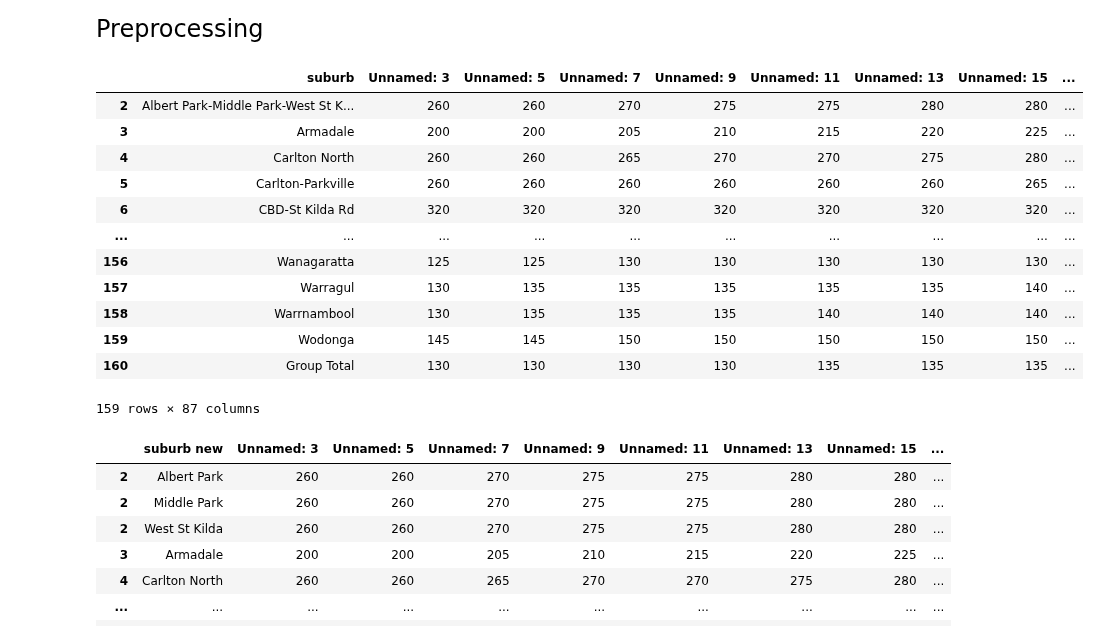
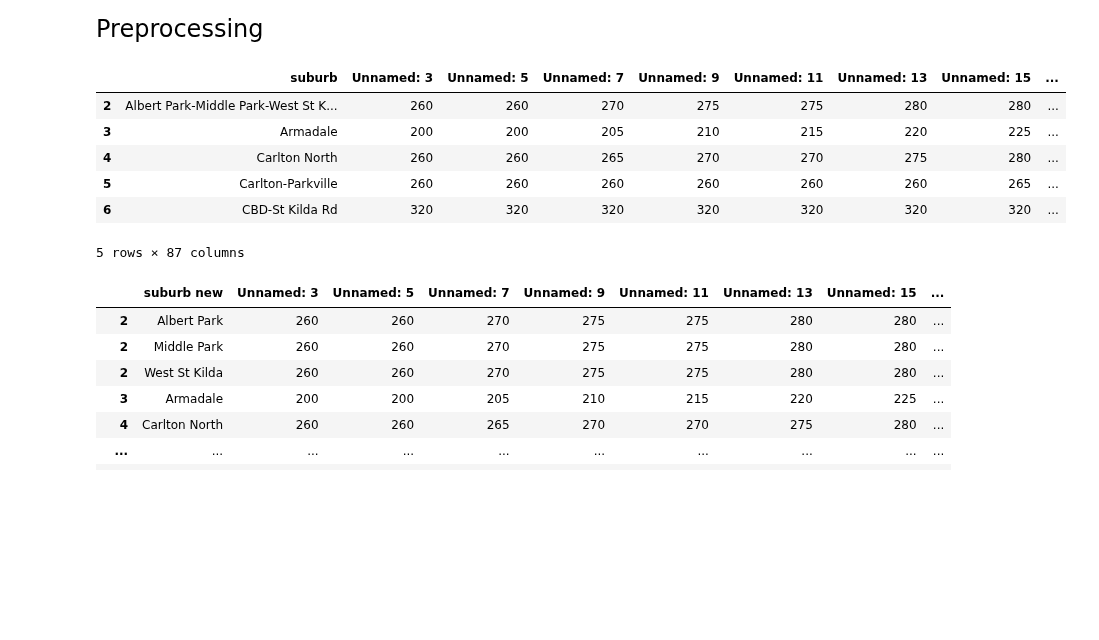
Before and after one commit to MAST30034-Applied-Data-Science/generic-real-estate-consulting-project-group-55, a Jupyter notebook: notebooks/past_rent_rate.ipynb, the cells around one changed output. Drawn from its saved outputs; the diff is of its cells as text; code cells hidden in the pictures; blank space fills up the shorter version.

```diff
--- a/notebooks/past_rent_rate.ipynb
+++ b/notebooks/past_rent_rate.ipynb
@@ -6,23 +10,16 @@ import operator
 # %%
 rent_data = pd.read_excel("https://www.dffh.vic.gov.au/sites/default/files/documents/202109/Moving%20annual%20rents%20by%20suburb%20-%20June%20quarter%202021.xlsx", sheet_name='All properties')
 rent_data = rent_data.loc[2:173]
 rent_data.drop(['All properties'],axis=1,inplace=True)
-#rent_data.drop(rent_data.columns[1:143],axis=1,inplace=True)
 rent_data = rent_data.loc[:,::2]
 rent_data.rename(columns={'Unnamed: 1':'suburb'}, inplace = True)
-rent_data
+rent_data.head()
 # %% [output]
 |  | suburb | Unnamed: 3 | Unnamed: 5 | Unnamed: 7 | Unnamed: 9 | Unnamed: 11 | Unnamed: 13 | Unnamed: 15 | ... |
 | 2 | Albert Park-Middle Park-West St K... | 260 | 260 | 270 | 275 | 275 | 280 | 280 | ... |
 | 3 | Armadale | 200 | 200 | 205 | 210 | 215 | 220 | 225 | ... |
 | 4 | Carlton North | 260 | 260 | 265 | 270 | 270 | 275 | 280 | ... |
 | 5 | Carlton-Parkville | 260 | 260 | 260 | 260 | 260 | 260 | 265 | ... |
 | 6 | CBD-St Kilda Rd | 320 | 320 | 320 | 320 | 320 | 320 | 320 | ... |
-| ... | ... | ... | ... | ... | ... | ... | ... | ... | ... |
-| 156 | Wanagaratta | 125 | 125 | 130 | 130 | 130 | 130 | 130 | ... |
-| 157 | Warragul | 130 | 135 | 135 | 135 | 135 | 135 | 140 | ... |
-| 158 | Warrnambool | 130 | 135 | 135 | 135 | 140 | 140 | 140 | ... |
-| 159 | Wodonga | 145 | 145 | 150 | 150 | 150 | 150 | 150 | ... |
-| 160 | Group Total | 130 | 130 | 130 | 130 | 135 | 135 | 135 | ... |
-159 rows × 87 columns
+5 rows × 87 columns
 # %%
```
Also changed, not shown: parts of 20 cells of this notebook.
